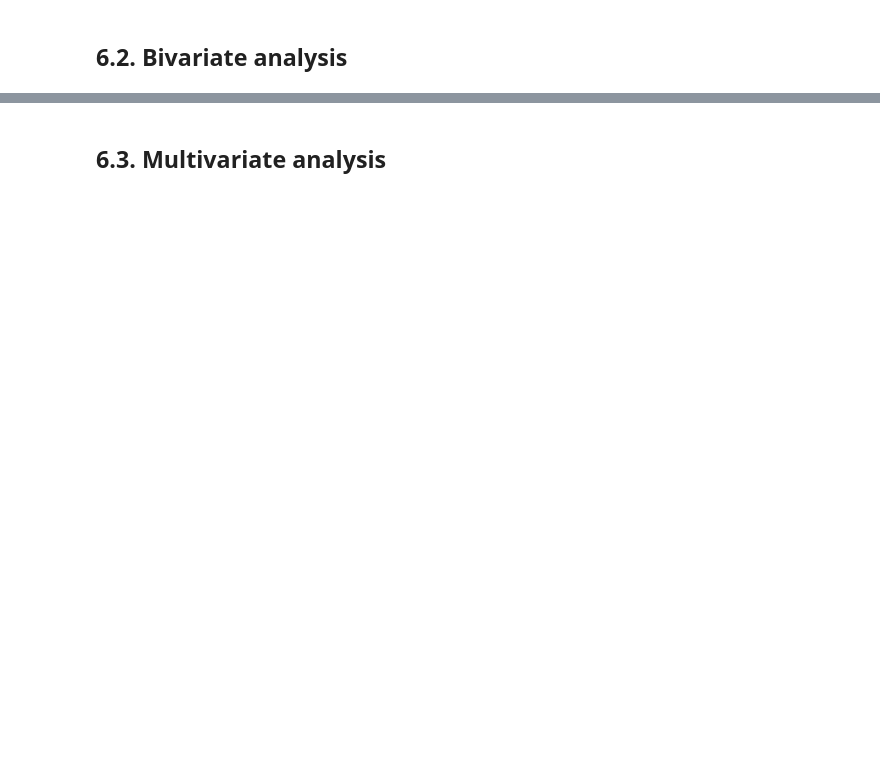
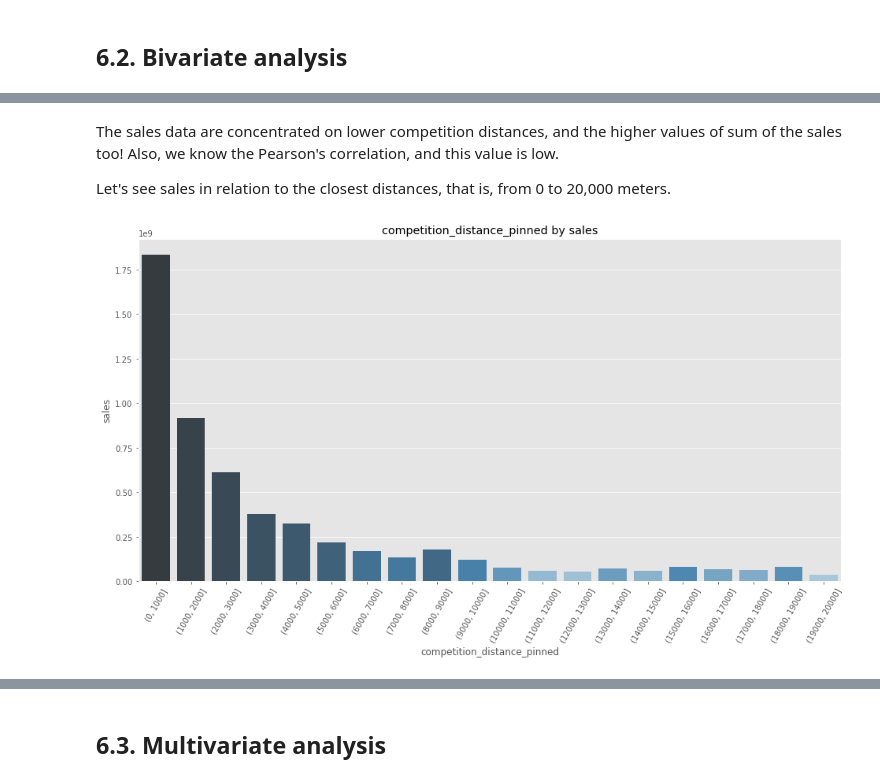
Before and after one commit to Emersonmiady/data-science-em-producao, a Jupyter notebook: rossman_store_sales.ipynb, the cells around one changed output, grey strips where cells are left out. Saved outputs shown, nothing was run; the diff lists cells and outputs as text; code cells hidden in the pictures; blank space fills up the shorter version.

```diff
--- a/rossman_store_sales.ipynb
+++ b/rossman_store_sales.ipynb
@@ -148,7 +148,7 @@ def group_sales_by(variables, df):
     aux_df = df[vars_with_sales].groupby(variables).sum().reset_index()
     return aux_df
 
-def show_barplot(x, y, df, rotation=None, size=None):
+def show_barplot(x, y, df, rotation=None, size=None, palette=None):
     '''
     Show a simple barplot.
     '''
@@ -156,11 +156,26 @@ def show_barplot(x, y, df, rotation=None, size=None):
         plt.figure(figsize=size)
     else:
         plt.figure(figsize=(16, 8))
-    sns.barplot(x=x, y=y, data=df)
+    if palette != None:
+        sns.barplot(x=x, y=y, data=df, palette=palette)
+    else:
+        sns.barplot(x=x, y=y, data=df)
     plt.title(f'{x} by {y}')
     if rotation != None:
         plt.xticks(rotation=rotation)
     plt.show()
+
+def give_sales_rank_palette(var, grouped_df, palette='Blues_d'):
+    '''
+    Order palette by sales values, given a variable. Return the
+    palette organized, just set in seaborn visualization function.
+    '''
+    hue_order = grouped_df.sort_values('sales', ascending=True)[var]
+    hue_order.index = range(len(hue_order))
+
+    palette = sns.color_palette(palette, len(hue_order))
+    palette_hue_ordered = dict(zip(hue_order, palette))
+    return palette_hue_ordered
 # %% [markdown]
 ## 2.3. Loading Data
 # %%
@@ -1101,0 +1075,17 @@ according to the graph above, we can see that the more recent the competition ti
+# %% [markdown]
+The sales data are concentrated on lower competition distances, and the higher values of sum of the sales too! Also, we know the Pearson's correlation, and this value is low.
+
+Let's see sales in relation to the closest distances, that is, from 0 to 20,000 meters.
+# %%
+# Creating bins to view the competition_distance more easily
+bins = list(np.arange(0, 20001, 1000))
+comp_dist_df['competition_distance_pinned'] = pd.cut(comp_dist_df['competition_distance'], bins = bins)
+
+# Competition distance pinned df
+comp_dist_pin_df = group_sales_by(['competition_distance_pinned'], comp_dist_df)
+
+# Barplot
+palette = give_sales_rank_palette('competition_distance_pinned', comp_dist_pin_df)
+show_barplot('competition_distance_pinned', 'sales', comp_dist_pin_df, 60, palette=palette)
+# %% [output]
+[figure, added]
```
Also changed, not shown: parts of 72 cells of this notebook.
